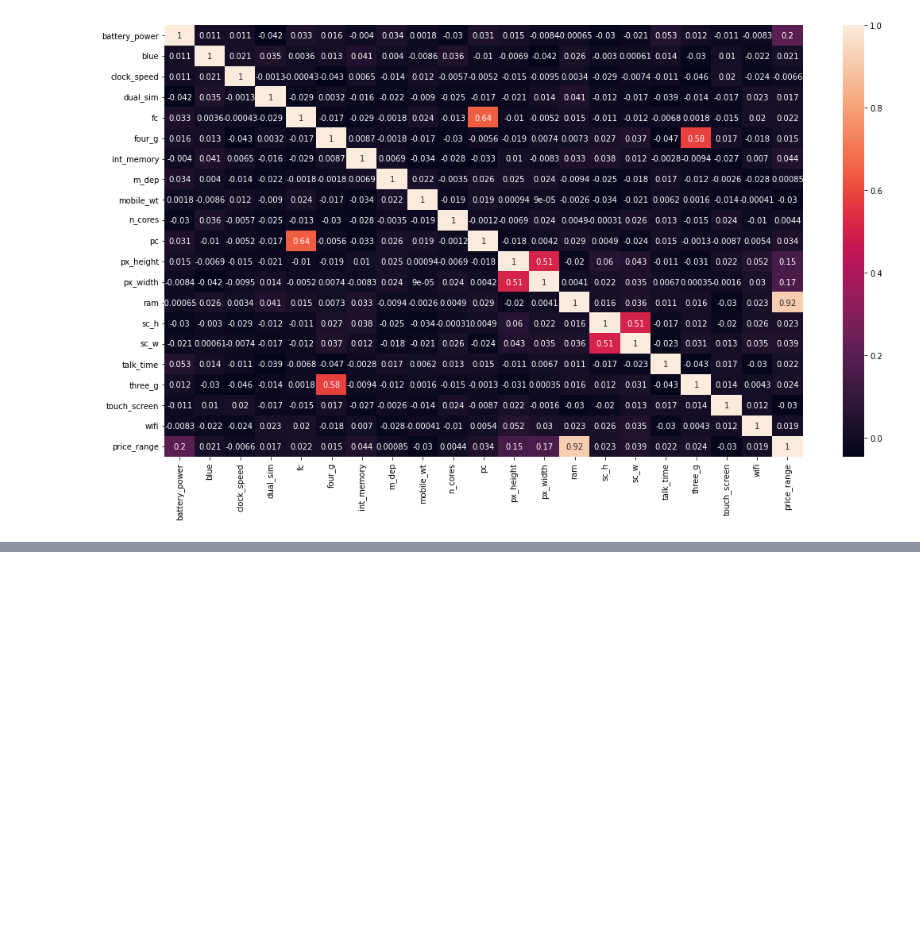
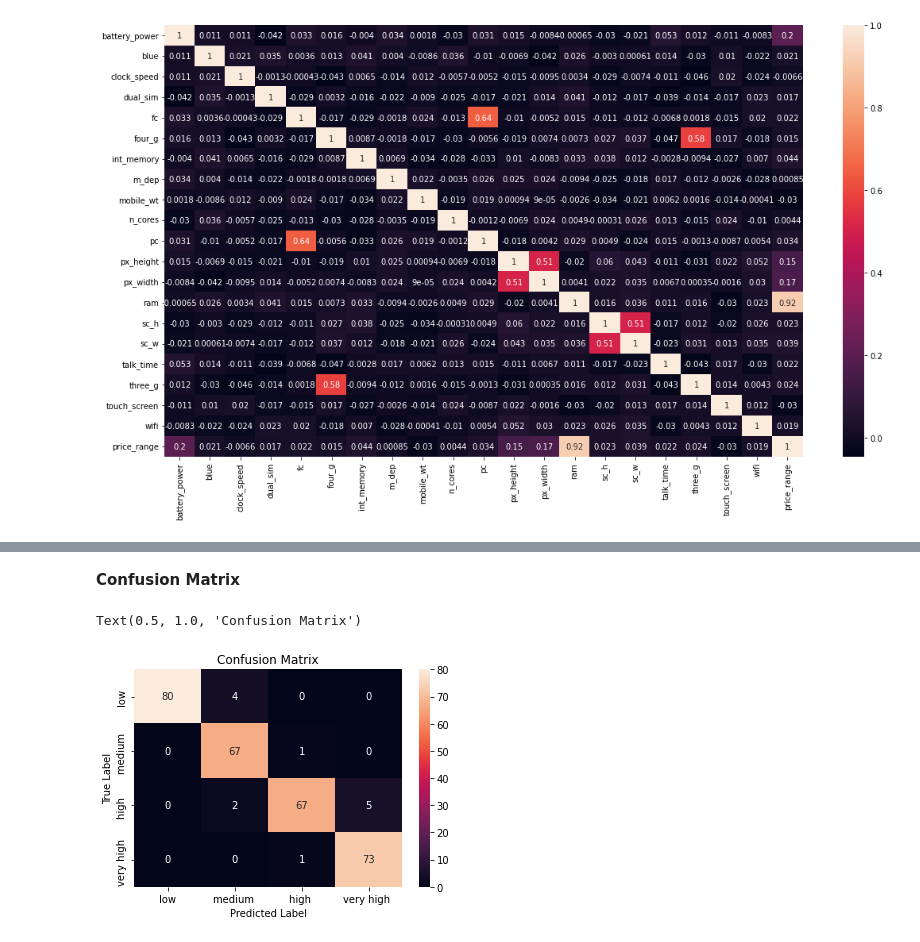
Before and after one commit to Arvindkale123/mobile-price-range-prediction, a Jupyter notebook: capstone 3.ipynb, the cells around one changed output, grey strips where cells are left out. Drawn from its saved outputs; the diff is of its cells as text; code cells hidden in the pictures; blank space fills up the shorter version.

```diff
--- a/capstone 3.ipynb
+++ b/capstone 3.ipynb
@@ -257,0 +415,16 @@ Index(['battery_power', 'blue', 'clock_speed', 'dual_sim', 'fc', 'four_g',
+# %% [markdown]
+**Confusion Matrix**
+# %%
+
+# Confusion Matrix
+matrix=confusion_matrix(y_test,test_class_pred)
+classes = ['low','medium ', 'high ', 'very high ']
+df=pd.DataFrame(data=matrix,index=classes, columns=classes)
+sns.heatmap(df,annot=True)
+plt.xlabel("Predicted Label")
+
+plt.ylabel("True Label")
+plt.title("Confusion Matrix", size = 12)
+# %% [output]
+Text(0.5, 1.0, 'Confusion Matrix')
+[figure, added]
```
Also changed, not shown: parts of 81 cells of this notebook.
